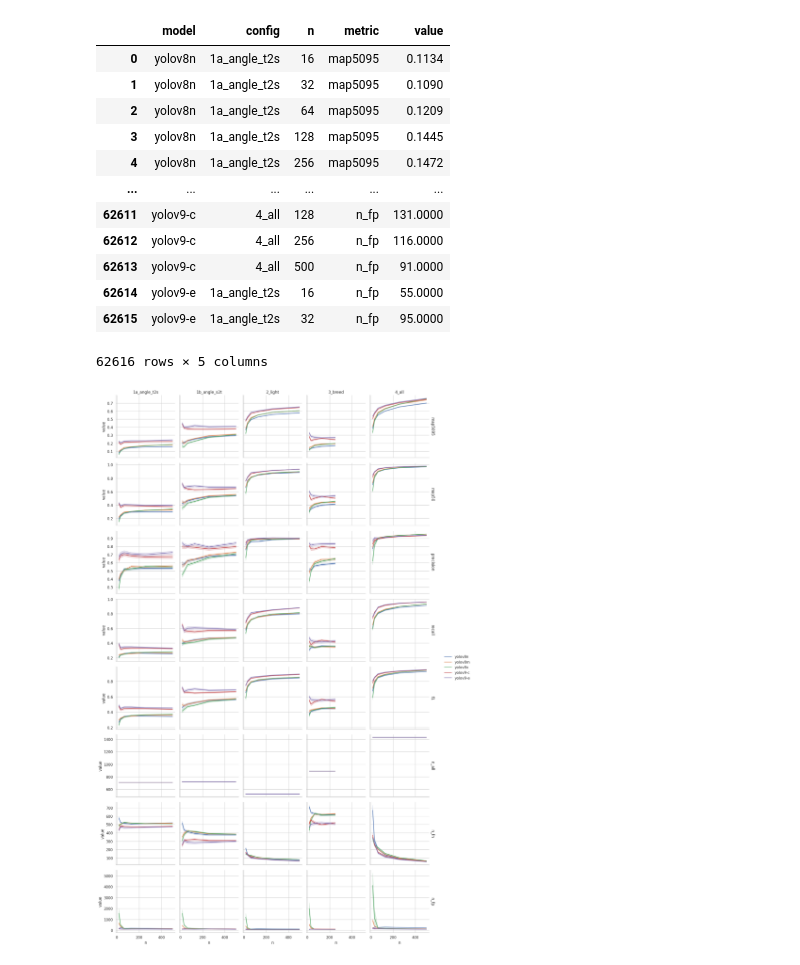
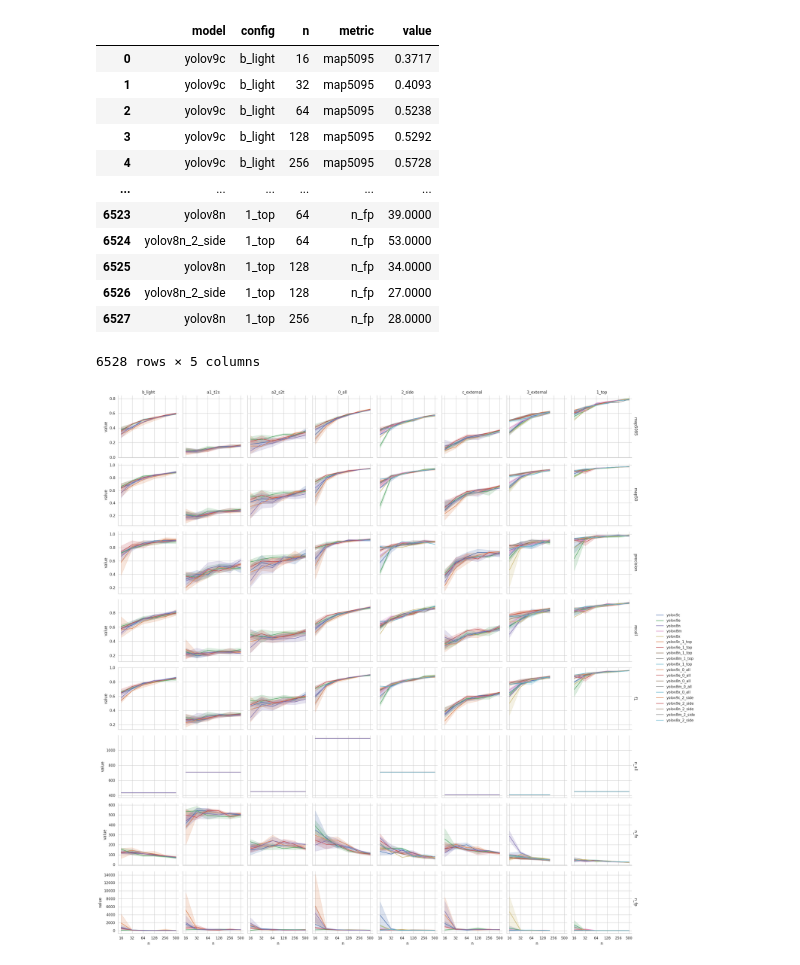
Before and after one commit to Niche-Squad/COLO, a Jupyter notebook: _3_evaluate.ipynb, the cells around one changed output. Cells and saved outputs as stored; diff of their text form; code cells hidden in the pictures.

Commit message:
customized output data paths

```diff
--- a/_3_evaluate.ipynb
+++ b/_3_evaluate.ipynb
@@ -5,14 +5,11 @@ import seaborn as sns
 import matplotlib.pyplot as plt
 # %%
 ROOT = os.path.join("/home", "niche", "COLO")
-DIR_V8 = os.path.join("/projects", "niche_squad", "yolov8")
-DIR_V9 = os.path.join(ROOT, "yolov9", "out")
-RUNS = ["run_%d" % i for i in range(8)]
+DIR_OUT = os.path.join(ROOT, "out", "yolo")
+LS_DIR = [os.path.join(DIR_OUT, f) for f in os.listdir(DIR_OUT)]
 # %%
-data = dict()
-for k, v in zip(["v8", "v9"], [DIR_V8, DIR_V9]):
-    h = 0 if k == "v8" else None
-    data[k] = pd.read_csv(os.path.join(v, RUNS[0], "results.csv"), header=h)
-    for i in range(1, len(RUNS)):
-        data_new = pd.read_csv(os.path.join(v, RUNS[i], "results.csv"), header=h)
-        data[k] = pd.concat([data[k], data_new])
+data = pd.read_csv(os.path.join(LS_DIR[0], "results.csv"))
+for i in range(1, len(LS_DIR)):
+    data_tmp = pd.read_csv(os.path.join(LS_DIR[i], "results.csv"))
+    data = pd.concat([data, data_tmp])
+data
@@ -19,5 +29,0 @@ for k, v in zip(["v8", "v9"], [DIR_V8, DIR_V9]):
-# %%
-# set headers for v9 from v8
-data["v9"].columns = data["v8"].columns
-data_out = pd.concat([data["v8"], data["v9"]])
-print(data_out) # 5951
@@ -121,37 +97,40 @@ data_out.to_csv("out_0304.csv", index=False)
 # %%
-data_long = data_out.melt(id_vars=["model", "config", "n"],
+data_long = data.melt(id_vars=["model", "config", "n"],
                       var_name="metric",
                       value_name="value",)
 data_long
 # %% [output]
 |  | model | config | n | metric | value |
-| 0 | yolov8n | 1a_angle_t2s | 16 | map5095 | 0.1134 |
-| 1 | yolov8n | 1a_angle_t2s | 32 | map5095 | 0.1090 |
-| 2 | yolov8n | 1a_angle_t2s | 64 | map5095 | 0.1209 |
-| 3 | yolov8n | 1a_angle_t2s | 128 | map5095 | 0.1445 |
-| 4 | yolov8n | 1a_angle_t2s | 256 | map5095 | 0.1472 |
+| 0 | yolov9c | b_light | 16 | map5095 | 0.3717 |
+| 1 | yolov9c | b_light | 32 | map5095 | 0.4093 |
+| 2 | yolov9c | b_light | 64 | map5095 | 0.5238 |
+| 3 | yolov9c | b_light | 128 | map5095 | 0.5292 |
+| 4 | yolov9c | b_light | 256 | map5095 | 0.5728 |
 | ... | ... | ... | ... | ... | ... |
-| 62611 | yolov9-c | 4_all | 128 | n_fp | 131.0000 |
-| 62612 | yolov9-c | 4_all | 256 | n_fp | 116.0000 |
-| 62613 | yolov9-c | 4_all | 500 | n_fp | 91.0000 |
-| 62614 | yolov9-e | 1a_angle_t2s | 16 | n_fp | 55.0000 |
-| 62615 | yolov9-e | 1a_angle_t2s | 32 | n_fp | 95.0000 |
+| 6523 | yolov8n | 1_top | 64 | n_fp | 39.0000 |
+| 6524 | yolov8n_2_side | 1_top | 64 | n_fp | 53.0000 |
+| 6525 | yolov8n | 1_top | 128 | n_fp | 34.0000 |
+| 6526 | yolov8n_2_side | 1_top | 128 | n_fp | 27.0000 |
+| 6527 | yolov8n | 1_top | 256 | n_fp | 28.0000 |
-62616 rows × 5 columns
+6528 rows × 5 columns
 # %%
 # x is n
 # y is map50
 # hue is model
 # facet is config
 sns.set(style="whitegrid")
 g = sns.FacetGrid(data_long,
                   col="config",
                   row="metric",
                   margin_titles=True,
                   sharey='row',)
 g.map(sns.lineplot, "n", "value", "model")
 # g.set_axis_labels("n", "map50")
 g.set_titles(col_template="{col_name}", row_template="{row_name}")
 g.add_legend()
+g.set(xscale="log")
+g.set(xticks=[16, 32, 64, 128, 256, 500],
+      xticklabels=[16, 32, 64, 128, 256, 500])
 plt.show()
 # %% [output]
-[figure, old version]
+[figure, new version]
```
Also changed, not shown: parts of 10 cells of this notebook, 6 other files.
